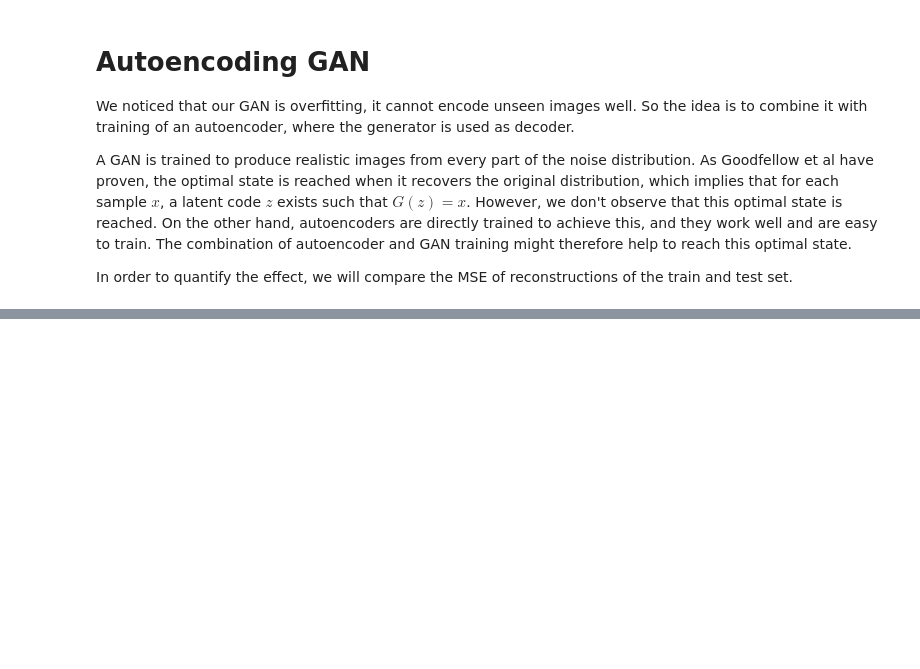
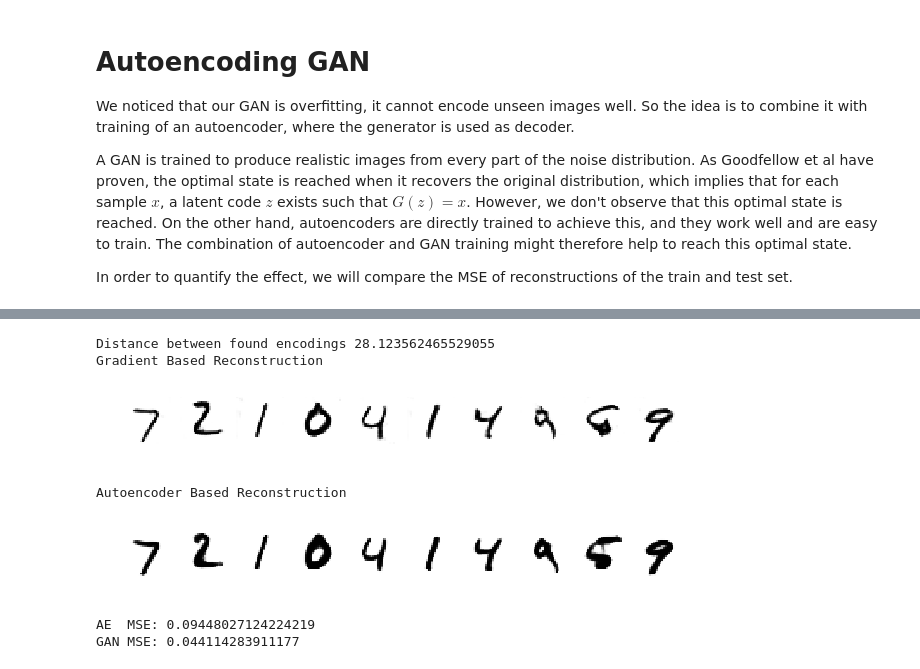
Before and after one commit to nielsrolf/GAN-TUBerlin, a Jupyter notebook: colab_gan_that_imports_from_github.ipynb, the cells around one changed output, grey strips where cells are left out. Cells and saved outputs as stored; diff of their text form; code cells hidden in the pictures; blank space fills up the shorter version.

```diff
--- a/colab_gan_that_imports_from_github.ipynb
+++ b/colab_gan_that_imports_from_github.ipynb
@@ -600,0 +539,23 @@ Original Test
+# %%
+# Compare GradientInverser and Encoder
+
+gradient_inverter = GradientInverser(aegan)
+samples = X_test[:10]
+z_g = gradient_inverter.invert(samples)
+z_ae = aegan.encode(samples)
+print('Distance between found encodings', np.linalg.norm(z_g - z_ae))
+print('Gradient Based Reconstruction')
+x_g = aegan.generate(z_g)
+show(x_g)
+print('Autoencoder Based Reconstruction')
+x_ae = aegan.generate(z_ae)
+show(x_ae)
+print(f"AE  MSE: {np.mean(np.square(x_ae-samples))} \nGAN MSE: {np.mean(np.square(x_g-samples))}")
+# %% [output]
+Distance between found encodings 28.123562465529055
+Gradient Based Reconstruction
+[figure, added]
+Autoencoder Based Reconstruction
+[figure, added]
+AE  MSE: 0.09448027124224219
+GAN MSE: 0.044114283911177
```
Also changed, not shown: parts of 13 cells of this notebook.
